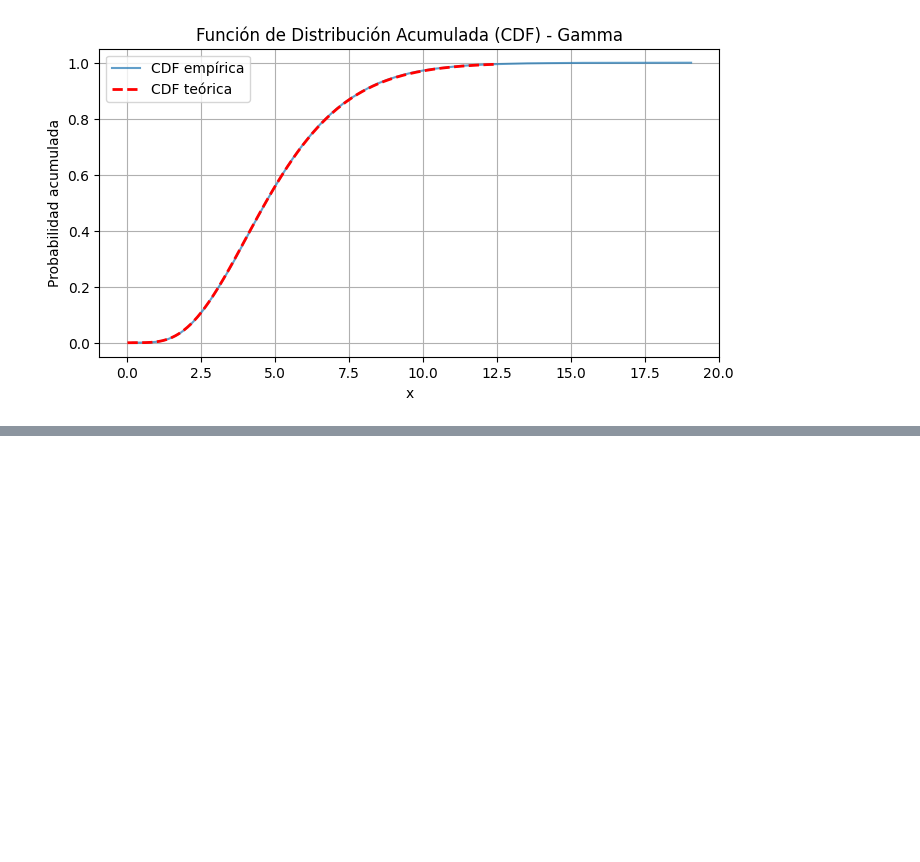
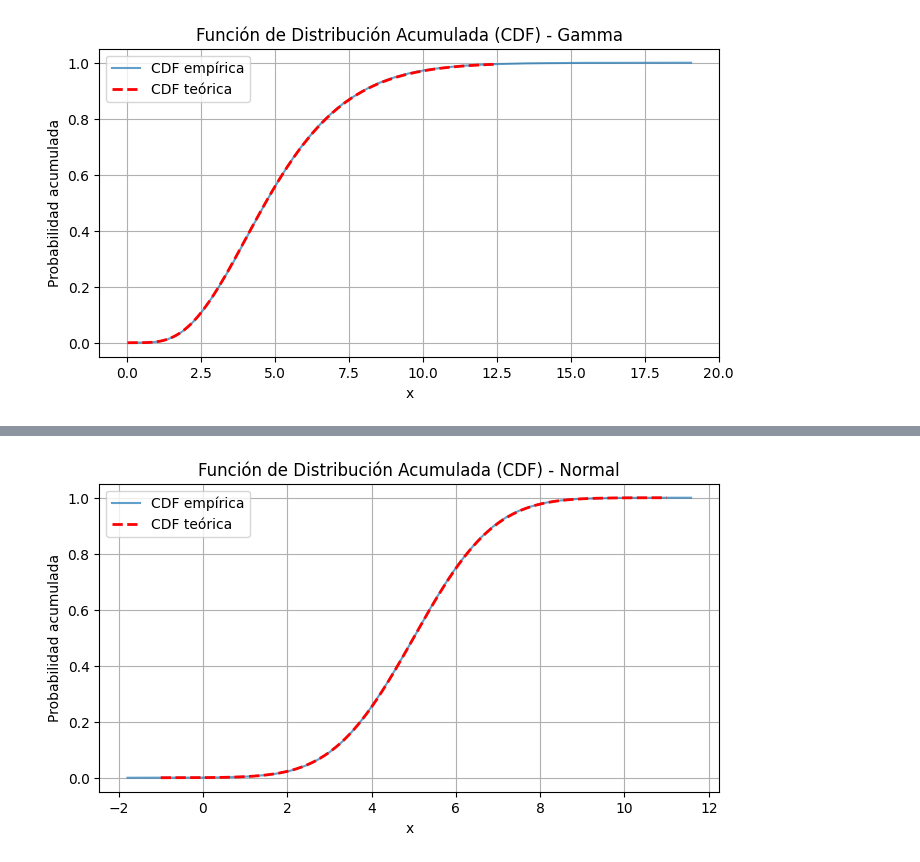
Before and after one commit to TonySC1300/Simulacion1, a Jupyter notebook: Catalogo.ipynb, the cells around one changed output, grey strips where cells are left out. Cells and saved outputs as stored; diff of their text form; code cells hidden in the pictures; blank space fills up the shorter version.

```diff
--- a/Catalogo.ipynb
+++ b/Catalogo.ipynb
@@ -781,0 +1060,22 @@ plt.show()
+# %%
+# === GRAFICAR FUNCIÓN ACUMULADA ===
+datos_norm_ordenados = np.sort(datos_norm)
+y_cdf_norm = np.arange(1, k_norm + 1) / k_norm
+
+def cdf_normal(x, mu, sigma):
+    return 0.5 * (1 + erf((x - mu) / (sigma * sqrt(2))))
+
+x_vals_norm = np.linspace(norm_mu - 4*norm_sigma, norm_mu + 4*norm_sigma, 1000)
+cdf_norm_teo = cdf_normal(x_vals_norm, norm_mu, norm_sigma)
+
+plt.figure(figsize=(8, 4))
+plt.plot(datos_norm_ordenados, y_cdf_norm, label='CDF empírica', alpha=0.7)
+plt.plot(x_vals_norm, cdf_norm_teo, 'r--', label='CDF teórica', linewidth=2)
+plt.title('Función de Distribución Acumulada (CDF) - Normal')
+plt.xlabel('x')
+plt.ylabel('Probabilidad acumulada')
+plt.legend()
+plt.grid(True)
+plt.show()
+# %% [output]
+[figure, added]
```
Also changed, not shown: parts of 11 cells of this notebook.
